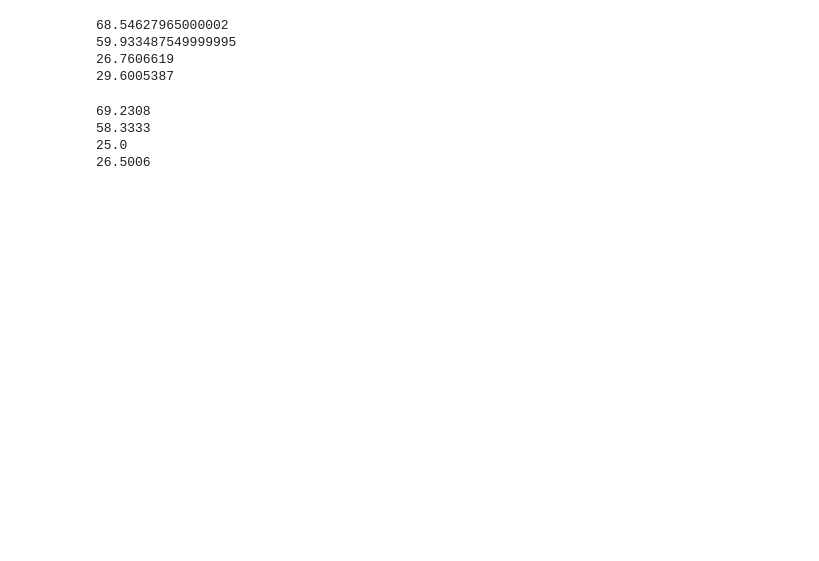
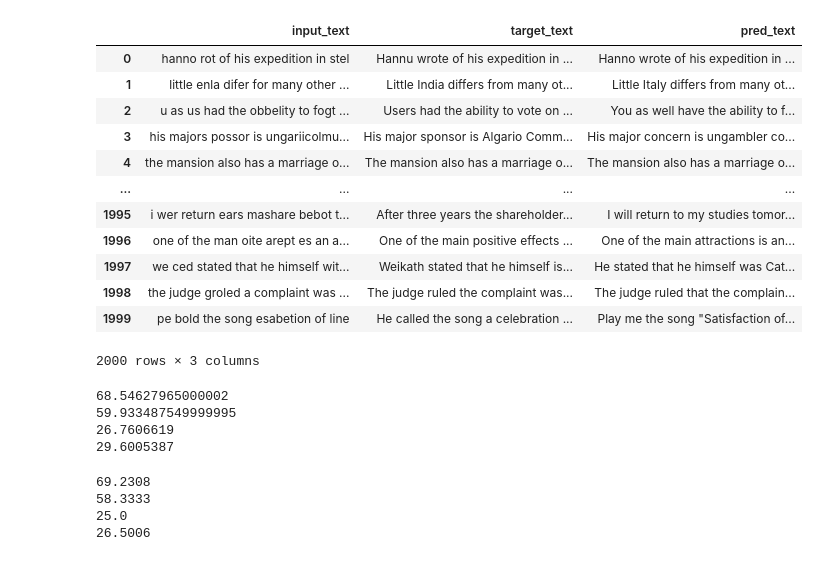
Before and after one commit to gbanerjee01/cs224u-project, a Jupyter notebook: Error Analysis.ipynb, the cells around one changed output. Cells and saved outputs as stored; diff of their text form; code cells hidden in the pictures; blank space fills up the shorter version.

```diff
--- a/Error Analysis.ipynb
+++ b/Error Analysis.ipynb
@@ -5,3 +9,19 @@ import fastwer
+# %%
+bart_results
+# %% [output]
+|  | input_text | target_text | pred_text |
+| 0 | hanno rot of his expedition in stel | Hannu wrote of his expedition in ... | Hanno wrote of his expedition in ... |
+| 1 | little enla difer for many other ... | Little India differs from many ot... | Little Italy differs from many ot... |
+| 2 | u as us had the obbelity to fogt ... | Users had the ability to vote on ... | You as well have the ability to f... |
+| 3 | his majors possor is ungariicolmu... | His major sponsor is Algario Comm... | His major concern is ungambler co... |
+| 4 | the mansion also has a marriage o... | The mansion also has a marriage o... | The mansion also has a marriage o... |
+| ... | ... | ... | ... |
+| 1995 | i wer return ears mashare bebot t... | After three years the shareholder... | I will return to my studies tomor... |
+| 1996 | one of the man oite arept es an a... | One of the main positive effects ... | One of the main attractions is an... |
+| 1997 | we ced stated that he himself wit... | Weikath stated that he himself is... | He stated that he himself was Cat... |
+| 1998 | the judge groled a complaint was ... | The judge ruled the complaint was... | The judge ruled that the complain... |
+| 1999 | pe bold the song esabetion of line | He called the song a celebration ... | Play me the song "Satisfaction of... |
+2000 rows × 3 columns
 # %%
 with open('gold_transcripts.json') as json_file:
     gold = json.load(json_file)
```
Also changed, not shown: parts of 24 cells of this notebook.
